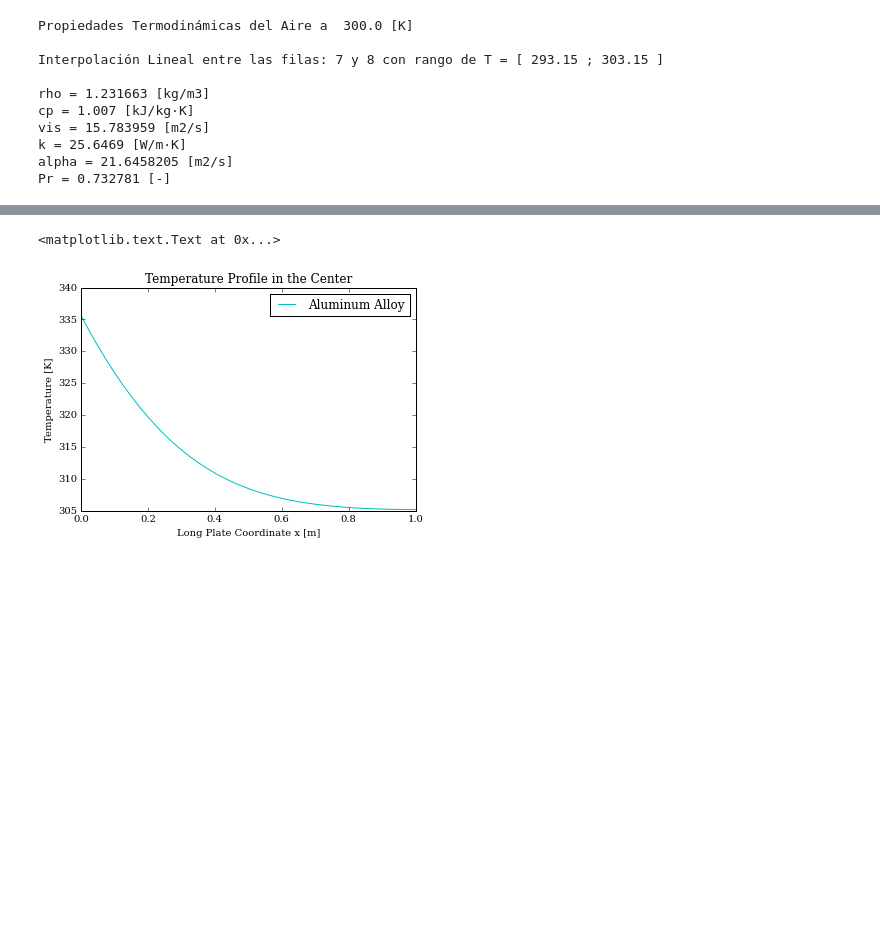
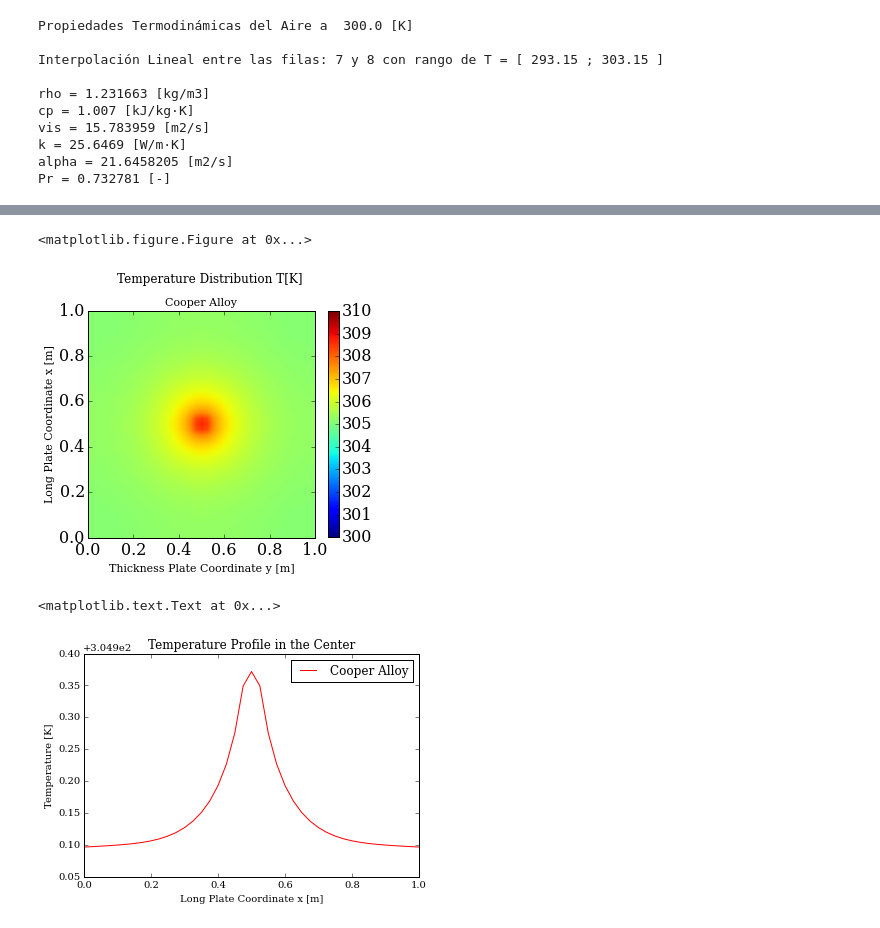
Before and after one commit to bunout/comsol_cctval, a Jupyter notebook: Project Refrigeration with Liquid Helium/Cryostat Design/Convection on Heat Diffuser Plate (h local).ipynb, the cells around one changed output, grey strips where cells are left out. Cells and saved outputs as stored; diff of their text form; code cells hidden in the pictures; blank space fills up the shorter version.

```diff
--- a/Project Refrigeration with Liquid Helium/Cryostat Design/Convection on Heat Diffuser Plate (h local).ipynb
+++ b/Project Refrigeration with Liquid Helium/Cryostat Design/Convection on Heat Diffuser Plate (h local).ipynb
@@ -1018,3 +1018,22 @@ Convection in Turbulent Regime: Ra > 10^9
+# %%
+#Make 2D graphic
+for w in range(0,1):
+    plt.figure()
+    plt.subplots(figsize=(4.5,4.5))
+    #Definition of variable to graph
+    fig = plt.imshow((aprox[m]),extent=[0,ly,0,lx], clim = (300.,310.))
+    #Definition of the graph legends
+    plt.suptitle(u"Temperature Distribution T[K]", fontsize = 12,fontweight = 'medium', va = 'top')
+    plt.title(material[m][0], fontsize= 11)
+    plt.xlabel('Thickness Plate Coordinate y [m]', fontsize = 11)
+    plt.ylabel('Long Plate Coordinate x [m]', fontsize = 11)
+    #Add a colorbar
+    plt.colorbar(fraction = 0.045)
+    #Show in the screen
+    plt.show()
+# %% [output]
+<matplotlib.figure.Figure at 0x...>
+[figure, added]
 # %%
 import numpy as np
 from matplotlib import pyplot
@@ -1024,7 +1043,7 @@ color = np.array(['r','c','g','b','r','c'])
 tipo_linea = np.array(['-','-','-','-','-','-'])
 
 #for m in range(len(material)):
-for m in range(1,2):
+for m in range(0,1):
     pyplot.plot(x, aprox[m][:,int(ny/2)], c=color[m],ls=tipo_linea[m],label=material[m][0])
 
 pyplot.legend(loc='best',prop={'size':12})
@@ -1033,7 +1052,7 @@ plt.xlabel("Long Plate Coordinate x [m]")
 plt.ylabel(u"Temperature [K]")
 # %% [output]
 <matplotlib.text.Text at 0x...>
-[figure, old version]
+[figure, new version]
 # %%
 #for m in range(len(material)):
 #definimos arreglo para guardar resultados de todos los materiales
```
Also changed, not shown: parts of 5 cells of this notebook.
